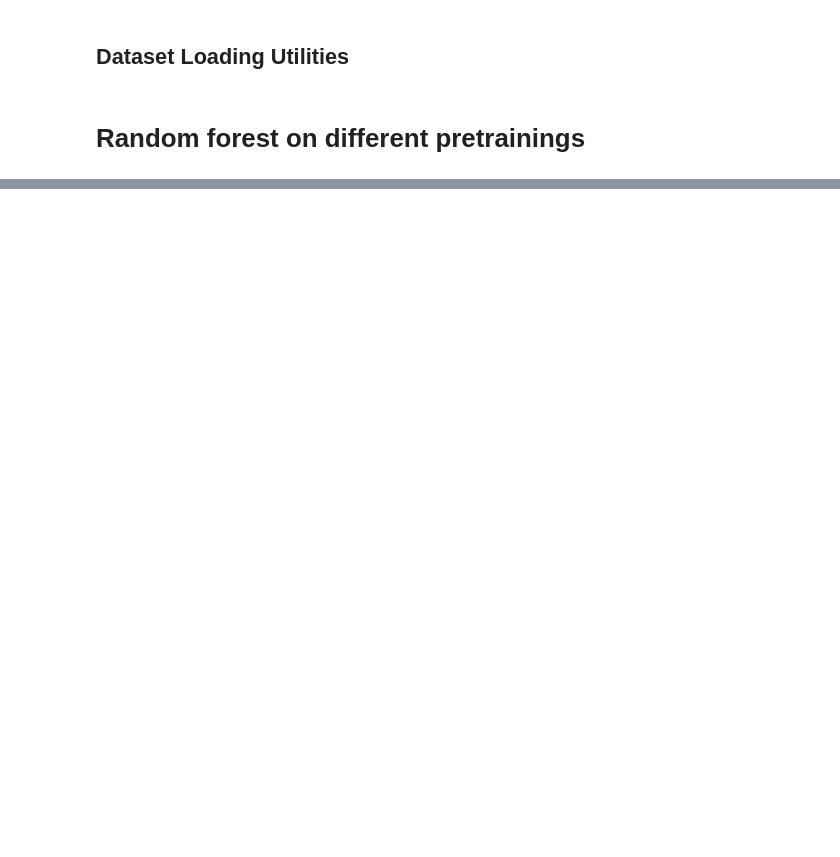
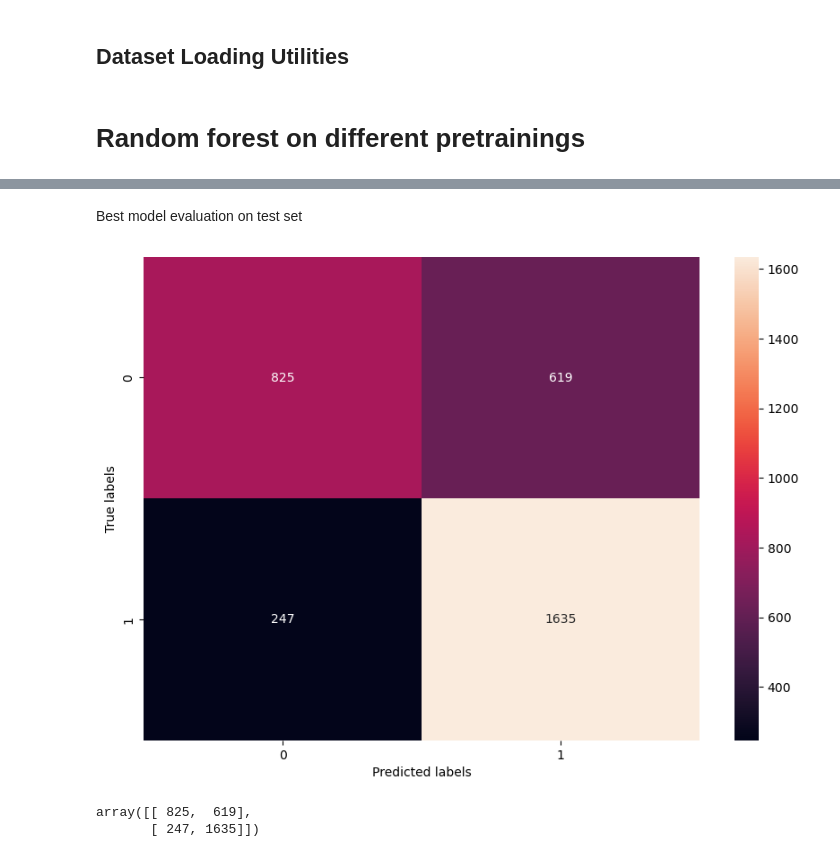
Before and after one commit to SaulUrso/Power-identification-Parlament, a Jupyter notebook: Random_Forest_Final.ipynb, the cells around one changed output, grey strips where cells are left out. Cells and saved outputs as stored; diff of their text form; code cells hidden in the pictures; blank space fills up the shorter version.

```diff
--- a/Random_Forest_Final.ipynb
+++ b/Random_Forest_Final.ipynb
@@ -76,30 +85,37 @@ preprocess_training_set(X_train, 'preprocessed_training_setlg.json', nlp3)
 ## Dataset Loading Utilities
 # %%
 def load_preprocessed_training_set(input_path):
-    with open(input_path, 'r', encoding='utf-8') as file:
+    with open(input_path, "r", encoding="utf-8") as file:
         preprocessed_training_set = json.load(file)
     return preprocessed_training_set
 
+
 def join_tokens(tokens):
-    return ' '.join(tokens)
+    return " ".join(tokens)
+
 
 def join_texts(preprocessed_training_set):
     return [join_tokens(tokens) for tokens in preprocessed_training_set]
 
+
 def read_file_words(file_path):
-    with open(file_path, 'r') as file:
+    with open(file_path, "r", encoding="utf-8") as file:
         parole = [line.strip() for line in file]
     return parole
 
+
 def remove_words(testo, word_to_exclude):
     parole_testo = testo.split()
-    parole_filtrate = [parola for parola in parole_testo if parola in word_to_exclude]
-    testo_filtrato = ' '.join(parole_filtrate)
+    parole_filtrate = [
+        parola for parola in parole_testo if parola not in word_to_exclude
+    ]
+    testo_filtrato = " ".join(parole_filtrate)
     return testo_filtrato
+
 
 def remove_stopwords(text, stopwords):
     tokens = text.split()
     filtered_tokens = [token for token in tokens if token not in stopwords]
-    return ' '.join(filtered_tokens)
+    return " ".join(filtered_tokens)
 # %% [markdown]
 # Random forest on different pretrainings
@@ -196,0 +327,25 @@ for pipe in ["sm","md","lg"]:
+# %% [markdown]
+Best model evaluation on test set
+# %%
+_, _, _, _, X_test, y_test = datautils.split_holdout_dataset(PATH)
+X_test = vectorizer.transform(X_test)
+y_pred = rf.predict(X_test)
+
+# Now we want to build the confusion matrix
+from sklearn.metrics import confusion_matrix
+import seaborn as sns
+import matplotlib.pyplot as plt
+
+conf_matrix = confusion_matrix(y_test, y_pred)
+plt.figure(figsize=(10, 7))
+sns.heatmap(conf_matrix, annot=True, fmt="d")
+plt.xlabel("Predicted labels")
+plt.ylabel("True labels")
+plt.show()
+# %% [output]
+[figure, added]
+# %%
+conf_matrix
+# %% [output]
+array([[ 825,  619],
+       [ 247, 1635]])
```
Also changed, not shown: parts of 10 cells of this notebook, 14 other files.
